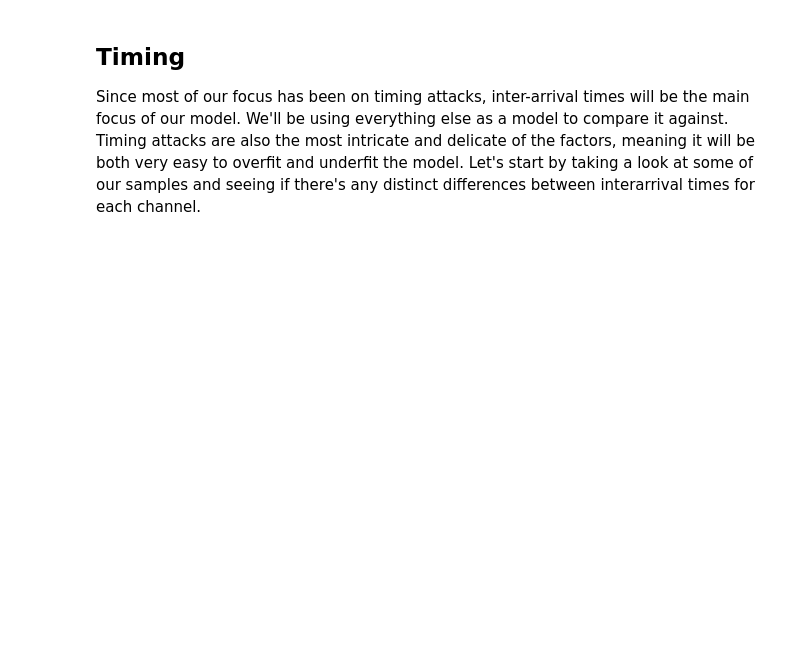
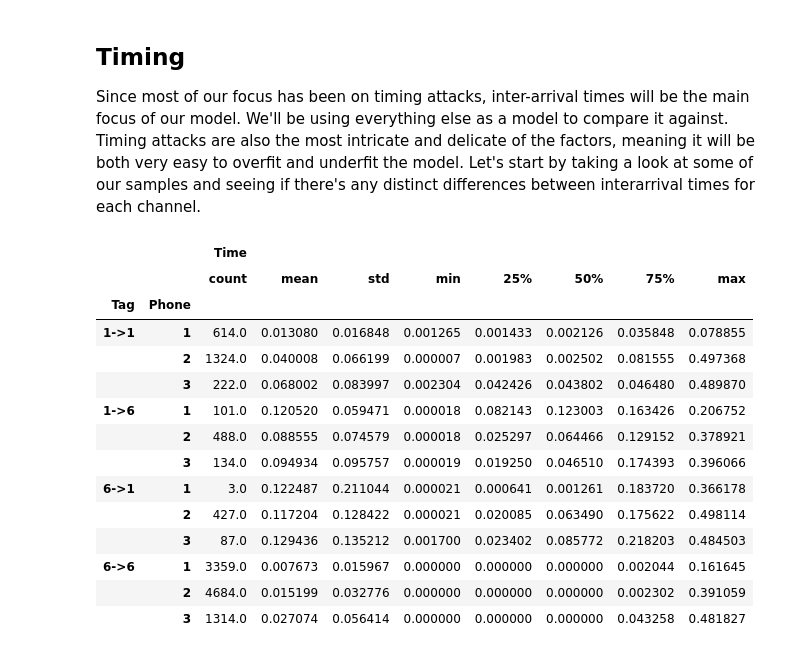
Before and after one commit to jdeinum/SDR, a Jupyter notebook: analysis/sdr_v2.ipynb, the cells around one changed output. Drawn from its saved outputs; the diff is of its cells as text; code cells hidden in the pictures; blank space fills up the shorter version.

```diff
--- a/analysis/sdr_v2.ipynb
+++ b/analysis/sdr_v2.ipynb
@@ -468,3 +469,22 @@ Before we do any of the above, we should check if MAC randomization is even used
 # %% [markdown]
 ## Timing
 Since most of our focus has been on timing attacks, inter-arrival times will be the main focus of our model. We'll be using everything else as a model to compare it against. Timing attacks are also the most intricate and delicate of the factors, meaning it will be both very easy to overfit and underfit the model. Let's start by taking a look at some of our samples and seeing if there's any distinct differences between interarrival times for each channel.
+# %%
+df["Tag"] = df["Start"] + "->" + df["End"]
+df.drop(columns=["A-Time", "Signal Strength"]).groupby(by=["Tag", "Phone"]).describe()
+# %% [output]
+|  |  | Time |  |  |  |  |  |  |  |
+|  |  | count | mean | std | min | 25% | 50% | 75% | max |
+| Tag | Phone |  |  |  |  |  |  |  |  |
+| 1->1 | 1 | 614.0 | 0.013080 | 0.016848 | 0.001265 | 0.001433 | 0.002126 | 0.035848 | 0.078855 |
+|  | 2 | 1324.0 | 0.040008 | 0.066199 | 0.000007 | 0.001983 | 0.002502 | 0.081555 | 0.497368 |
+|  | 3 | 222.0 | 0.068002 | 0.083997 | 0.002304 | 0.042426 | 0.043802 | 0.046480 | 0.489870 |
+| 1->6 | 1 | 101.0 | 0.120520 | 0.059471 | 0.000018 | 0.082143 | 0.123003 | 0.163426 | 0.206752 |
+|  | 2 | 488.0 | 0.088555 | 0.074579 | 0.000018 | 0.025297 | 0.064466 | 0.129152 | 0.378921 |
+|  | 3 | 134.0 | 0.094934 | 0.095757 | 0.000019 | 0.019250 | 0.046510 | 0.174393 | 0.396066 |
+| 6->1 | 1 | 3.0 | 0.122487 | 0.211044 | 0.000021 | 0.000641 | 0.001261 | 0.183720 | 0.366178 |
+|  | 2 | 427.0 | 0.117204 | 0.128422 | 0.000021 | 0.020085 | 0.063490 | 0.175622 | 0.498114 |
+|  | 3 | 87.0 | 0.129436 | 0.135212 | 0.001700 | 0.023402 | 0.085772 | 0.218203 | 0.484503 |
+| 6->6 | 1 | 3359.0 | 0.007673 | 0.015967 | 0.000000 | 0.000000 | 0.000000 | 0.002044 | 0.161645 |
+|  | 2 | 4684.0 | 0.015199 | 0.032776 | 0.000000 | 0.000000 | 0.000000 | 0.002302 | 0.391059 |
+|  | 3 | 1314.0 | 0.027074 | 0.056414 | 0.000000 | 0.000000 | 0.000000 | 0.043258 | 0.481827 |
```
Also changed, not shown: parts of 3 cells of this notebook.
